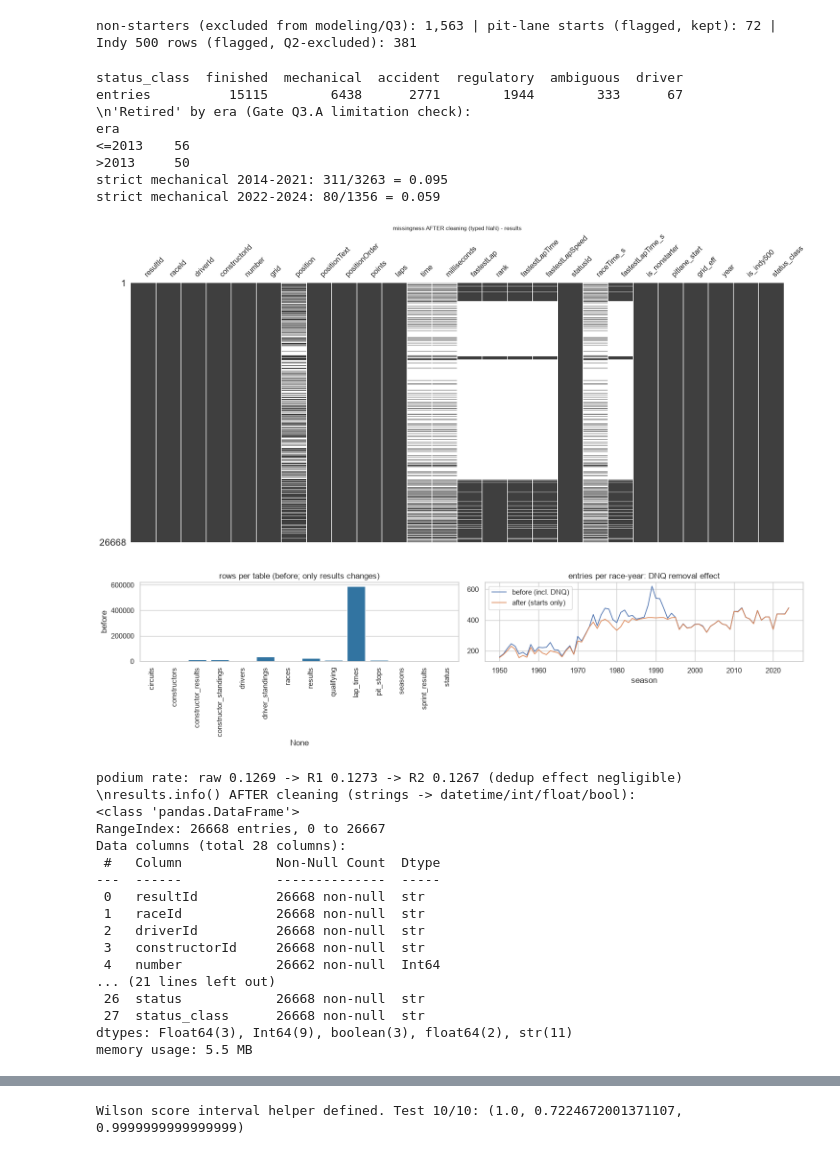
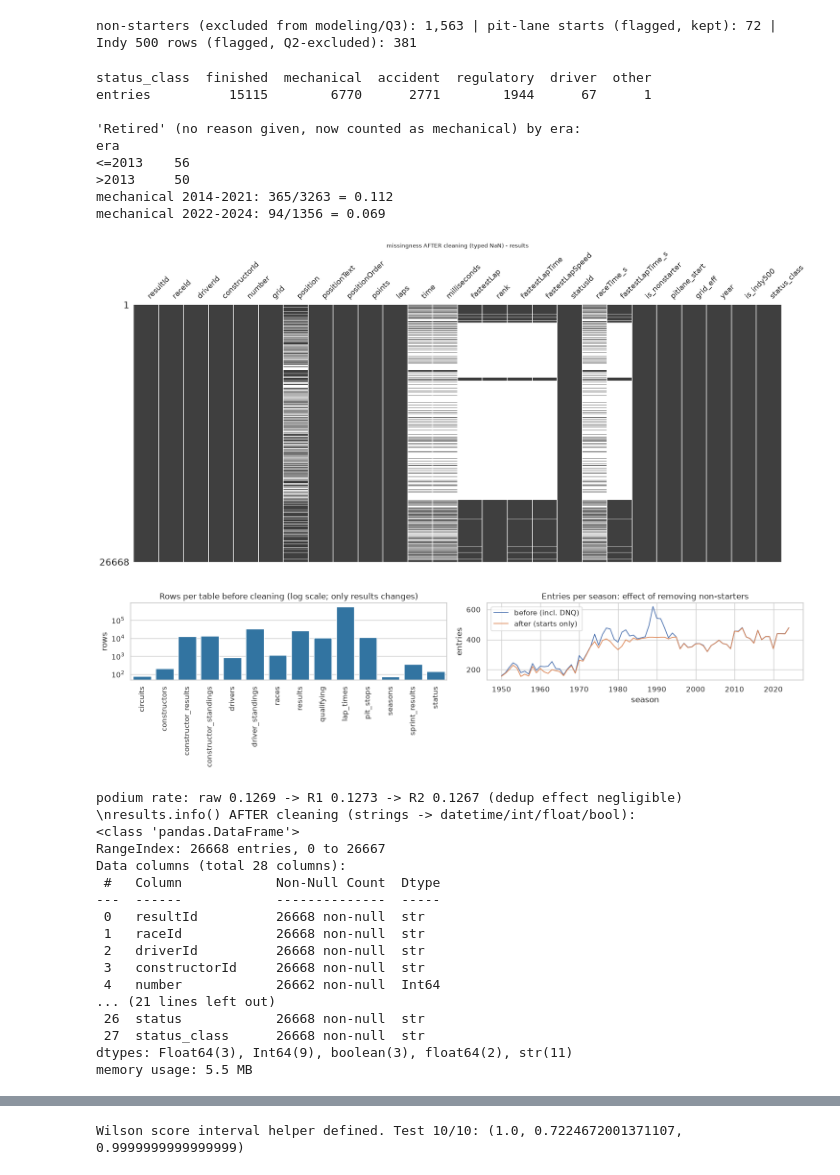
Before and after one commit to MohamedAyman04/f1-drivers, a Jupyter notebook: notebooks/f1_podium_prediction.ipynb, the cells around one changed output, grey strips where cells are left out. Saved outputs shown, nothing was run; the diff lists cells and outputs as text; code cells hidden in the pictures.

```diff
--- a/notebooks/f1_podium_prediction.ipynb
+++ b/notebooks/f1_podium_prediction.ipynb
@@ -786,7 +868,8 @@ DEDUPE_RULE = "best_positionOrder_then_laps"
 
 
 def dedupe_results(df: pd.DataFrame) -> pd.DataFrame:
-    '''R1 dedupe (audit only; R2 applied in §12).'''
+    '''Rule R1: keep the row with the best finishing position (then the most laps).
+    Only used here for comparison; the rule we actually apply is R2, in §11.'''
     tmp = df.copy()
     tmp["_pos"] = pd.to_numeric(tmp["positionOrder"].replace(r"\N", np.nan), errors="coerce")
     tmp["_laps"] = pd.to_numeric(tmp["laps"].replace(r"\N", np.nan), errors="coerce")
@@ -802,7 +885,7 @@ assert len(modeling_grain) == n_unique
 print(f"rule '{DEDUPE_RULE}': dropped {dropped} rows, grain now unique "
       f"({len(modeling_grain):,} rows)")
 
-# show the record that survived for each duplicated driver-race
+# For each duplicated pair, show which row R1 kept
 kept_for_dupes = modeling_grain.index.isin(dups.index)
 kept_ctx = (modeling_grain.loc[kept_for_dupes]
             .merge(data["races"][["raceId", "year", "name"]], on="raceId")
@@ -858,7 +943,9 @@ display(format_samples)
 | 9 | pit_stops.time | clock time (UTC) | [17:05:23, 17:05:52, 17:20:48] |
 # %%
 def time_to_seconds(v):
-    '''22.450 | 1:27.274 | 34:50.711 | 1:34:50.711 -> float seconds; \\N/NaN -> NaN.'''
+    '''Turn a time written as text into a number of seconds.
+    Handles '22.450', '1:27.274' (m:ss), '34:50.711' and '1:34:50.711' (h:mm:ss).
+    Missing values (\\N, empty, NaN) become NaN.'''
     if v is None or pd.isna(v):
         return np.nan
     if isinstance(v, str):
@@ -866,6 +953,7 @@ def time_to_seconds(v):
         if v in (r"\N", ""):
             return np.nan
     try:
+        # each part before a ':' is worth 60x the next one, e.g. '1:27.274' -> 1*60 + 27.274
         secs = 0.0
         for part in str(v).split(":"):
             secs = secs * 60 + float(part)
@@ -874,10 +962,12 @@ def time_to_seconds(v):
         return np.nan
 
 
+# Try it on a few lap times
 demo = data["lap_times"].head(5)[["raceId", "driverId", "lap", "time"]].copy()
 demo["seconds"] = demo["time"].map(time_to_seconds)
 display(demo)
 
+# Check that every real value can be parsed (0 failures expected)
 lt_ok = data["lap_times"]["time"].map(time_to_seconds)
 rt = data["results"]["time"]
 rt_non_sentinel = ~rt.isin([r"\N"])
@@ -1500,76 +1458,106 @@ print(f"non-starters (excluded from modeling/Q3): {int(r['is_nonstarter'].sum())
 # %% [output]
 non-starters (excluded from modeling/Q3): 1,563 | pit-lane starts (flagged, kept): 72 | Indy 500 rows (flagged, Q2-excluded): 381
 # %%
-# 2.4b: status taxonomy (D7) -> status_class
-STATUS_MECH = (set(MECHANICAL) | {"Supercharger", "ERS"}) - {"Out of fuel"}  # strategy, not failure (plan)
-STATUS_AMB = set(AMBIGUOUS) | {"Broken wing", "Rear wing", "Front wing", "Out of fuel", "Retired"}
+# Step 8: put every status (why a driver's race ended) into one class. Used for Q3.
+#   finished   - reached the flag ("Finished", or "+1 Lap", "+2 Laps", ... = finished but laps behind)
+#   mechanical - a part of the car failed. Unclear cases (punctures, wing failures, fire, out of fuel,
+#                "Retired" with no reason given, ...) also count as mechanical, to keep it simple (#24)
+#   accident   - crash, collision or spin
+#   driver     - the driver was ill or injured, or stalled the car
+#   regulatory - a rule decision: disqualified, didn't qualify, withdrew, not classified, ...
+#   other      - "Refuelling": a pit-stop incident, not a failure of the car itself
+STATUS_MECH = {
+    "Engine", "Engine fire", "Engine misfire", "Turbo", "Supercharger", "Power Unit", "ERS", "Gearbox",
+    "Transmission", "Clutch", "Hydraulics", "Electrical", "Electronics", "Brakes", "Brake duct",
+    "Differential", "Drivetrain", "Driveshaft", "Halfshaft", "CV joint", "Axle", "Chassis", "Steering",
+    "Track rod", "Suspension", "Handling", "Alternator", "Battery", "Magneto", "Distributor",
+    "Ignition", "Spark plugs", "Injection", "Launch control", "Pneumatics", "Exhaust",
+    "Crankshaft", "Throttle", "Fuel", "Fuel leak", "Fuel pipe", "Fuel pressure", "Fuel pump",
+    "Fuel rig", "Fuel system", "Oil leak", "Oil line", "Oil pipe", "Oil pressure", "Oil pump",
+    "Out of fuel", "Water leak", "Water pipe", "Water pressure", "Water pump", "Radiator",
+    "Cooling system", "Overheating", "Heat shield fire", "Wheel", "Wheel bearing", "Wheel nut",
+    "Wheel rim", "Undertray", "Vibrations", "Mechanical", "Technical", "Power loss",
+    # the unclear ones, counted as mechanical:
+    "Puncture", "Tyre", "Tyre puncture", "Fire", "Safety belt", "Broken wing", "Rear wing",
+    "Front wing", "Retired",
+}
 STATUS_ACC = {"Accident", "Collision", "Collision damage", "Spun off", "Fatal accident", "Damage", "Debris"}
 STATUS_DRV = {"Driver unwell", "Illness", "Injured", "Injury", "Eye injury", "Physical", "Stalled"}
 STATUS_REG = {"Disqualified", "Excluded", "Underweight", "107% Rule", "Did not qualify",
               "Did not prequalify", "Withdrew", "Not restarted", "Safety concerns", "Safety",
               "Seat", "Driver Seat", "Not classified"}
+STATUS_OTHER = {"Refuelling"}
 STATUS_FIN = {"Finished"} | {s for s in clean["status"]["status"] if s.startswith("+")}
-STATUS_CLASS = ({s: "mechanical" for s in STATUS_MECH} | {s: "ambiguous" for s in STATUS_AMB} |
-                {s: "accident" for s in STATUS_ACC} | {s: "driver" for s in STATUS_DRV} |
-                {s: "regulatory" for s in STATUS_REG} | {s: "finished" for s in STATUS_FIN})
+STATUS_CLASS = ({s: "mechanical" for s in STATUS_MECH} | {s: "accident" for s in STATUS_ACC} |
+                {s: "driver" for s in STATUS_DRV} | {s: "regulatory" for s in STATUS_REG} |
+                {s: "other" for s in STATUS_OTHER} | {s: "finished" for s in STATUS_FIN})
+# Make sure every status that actually occurs has a class
 observed = set(clean["results"].merge(clean["status"], on="statusId")["status"])
 assert observed <= set(STATUS_CLASS), f"unmapped: {observed - set(STATUS_CLASS)}"
 clean["results"] = clean["results"].merge(clean["status"], on="statusId", how="left")
 clean["results"]["status_class"] = clean["results"]["status"].map(STATUS_CLASS)
 print(clean["results"]["status_class"].value_counts().to_frame("entries").T.to_string())
-print("\\n'Retired' by era (Gate Q3.A limitation check):")
+print("\n'Retired' (no reason given, now counted as mechanical) by era:")
 print(clean["results"].assign(era=np.where(clean["results"]["year"] <= 2013, "<=2013", ">2013"))
         .query("status == 'Retired'").groupby("era").size().to_string())
+# Mechanical retirement rate per Q3 period (starters only)
 s = clean["results"][~clean["results"]["is_nonstarter"]]
 for era, lo, hi in [("2014-2021", 2014, 2021), ("2022-2024", 2022, 2024)]:
     w = s[s["year"].between(lo, hi)]
-    print(f"strict mechanical {era}: {(w['status_class'] == 'mechanical').sum()}/{len(w)} = "
+    print(f"mechanical {era}: {(w['status_class'] == 'mechanical').sum()}/{len(w)} = "
           f"{(w['status_class'] == 'mechanical').mean():.3f}")
 # %% [output]
-status_class  finished  mechanical  accident  regulatory  ambiguous  driver
-entries          15115        6438      2771        1944        333      67
-\n'Retired' by era (Gate Q3.A limitation check):
+status_class  finished  mechanical  accident  regulatory  driver  other
+entries          15115        6770      2771        1944      67      1
+
+'Retired' (no reason given, now counted as mechanical) by era:
 era
 <=2013    56
 >2013     50
-strict mechanical 2014-2021: 311/3263 = 0.095
-strict mechanical 2022-2024: 80/1356 = 0.059
+mechanical 2014-2021: 365/3263 = 0.112
+mechanical 2022-2024: 94/1356 = 0.069
 # %%
-# Phase 2.5: before/after EDA (the brief's required comparison)
+# Step 9: before vs after cleaning (required by the brief)
 msno.matrix(clean["results"].drop(columns=["status", "name"]), sparkline=False)
 plt.title("missingness AFTER cleaning (typed NaN) - results")
 plt.savefig(FIG_DIR / "fig_06_msno_after.png", dpi=150, bbox_inches="tight")
 plt.show()
 
+# Rows per table before/after, and cars per season before/after removing non-starters
 counts = pd.DataFrame({"before": {t: len(data[t]) for t in TABLES},
                        "after": {t: len(clean[t]) for t in TABLES}})
 counts["delta"] = counts["after"] - counts["before"]
 fig, axes = plt.subplots(1, 2, figsize=(15, 4))
 sns.barplot(x=counts.index, y=counts["before"], ax=axes[0], color="#1f77b4")
-axes[0].set_title("rows per table (before; only results changes)")
+axes[0].set_title("Rows per table before cleaning (log scale; only results changes)")
+axes[0].set_yscale("log")
+axes[0].set_xlabel("")
+axes[0].set_ylabel("rows")
 axes[0].tick_params(axis="x", rotation=90)
 e = data["results"].merge(data["races"][["raceId", "year"]].astype({"year": int}), on="raceId")
 e["entries"] = 1
 before_y = e.groupby(e["year"].astype(int)).size()
 a = clean["results"]
 after_y = a[~a["is_nonstarter"]].groupby("year").size()
 axes[1].plot(before_y.index, before_y.values, lw=1.2, label="before (incl. DNQ)")
 axes[1].plot(after_y.index, after_y.values, lw=1.2, label="after (starts only)")
-axes[1].set_title("entries per race-year: DNQ removal effect")
+axes[1].set_title("Entries per season: effect of removing non-starters")
+axes[1].set_ylabel("entries")
 axes[1].set_xlabel("season"); axes[1].legend()
 plt.tight_layout()
 plt.savefig(FIG_DIR / "fig_07_rowcounts.png", dpi=150)
 plt.show()
 
+# Podium rate: how much did removing duplicates change it?
 r1rate = (pd.to_numeric(modeling_grain["positionOrder"], errors="coerce") <= 3).mean()
 r2rate = (pd.to_numeric(clean["results"]["positionOrder"], errors="coerce") <= 3).mean()
 print(f"podium rate: raw {pd.to_numeric(res['positionOrder'], errors='coerce').le(3).mean():.4f} -> "
       f"R1 {r1rate:.4f} -> R2 {r2rate:.4f} (dedup effect negligible)")
 print("\\nresults.info() AFTER cleaning (strings -> datetime/int/float/bool):")
 clean["results"].info()
 # %% [output]
-[figure, old version]
+[figure, new version]
-[figure, old version]
+[figure, new version]
 podium rate: raw 0.1269 -> R1 0.1273 -> R2 0.1267 (dedup effect negligible)
 \nresults.info() AFTER cleaning (strings -> datetime/int/float/bool):
 <class 'pandas.DataFrame'>
```
Also changed, not shown: parts of 102 cells of this notebook, 25 other files.
